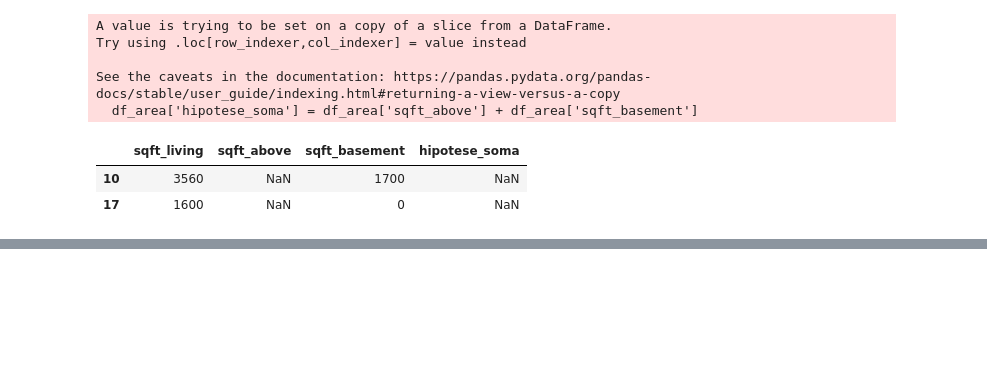
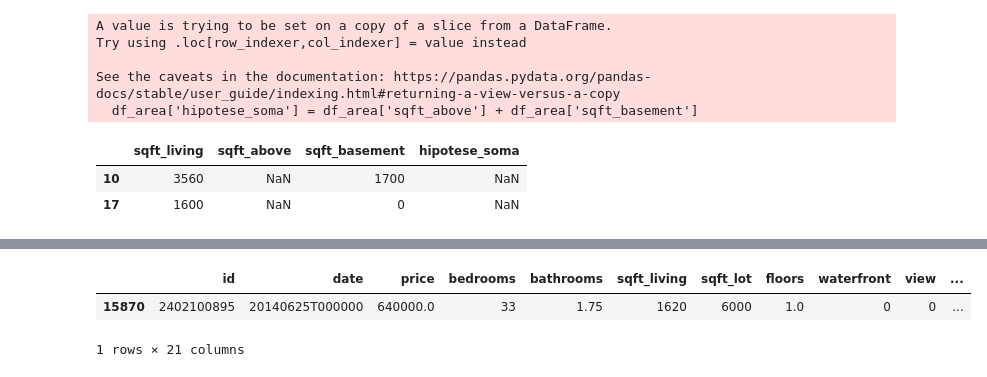
Before and after one commit to programagiovanni-code/sctec_projeto, a Jupyter notebook: tratamento/data_cleaning.ipynb, the cells around one changed output, grey strips where cells are left out. Cells and saved outputs as stored; diff of their text form; code cells hidden in the pictures; blank space fills up the shorter version.

```diff
--- a/tratamento/data_cleaning.ipynb
+++ b/tratamento/data_cleaning.ipynb
@@ -124,0 +156,7 @@ analise_dados(df_semnulos)
+# %%
+df_quartos = df_semnulos[df_semnulos['bedrooms']>11]
+df_quartos
+# %% [output]
+|  | id | date | price | bedrooms | bathrooms | sqft_living | sqft_lot | floors | waterfront | view | ... |
+| 15870 | 2402100895 | 20140625T000000 | 640000.0 | 33 | 1.75 | 1620 | 6000 | 1.0 | 0 | 0 | ... |
+1 rows × 21 columns
```
Also changed, not shown: parts of 11 cells of this notebook, 6 other files.
